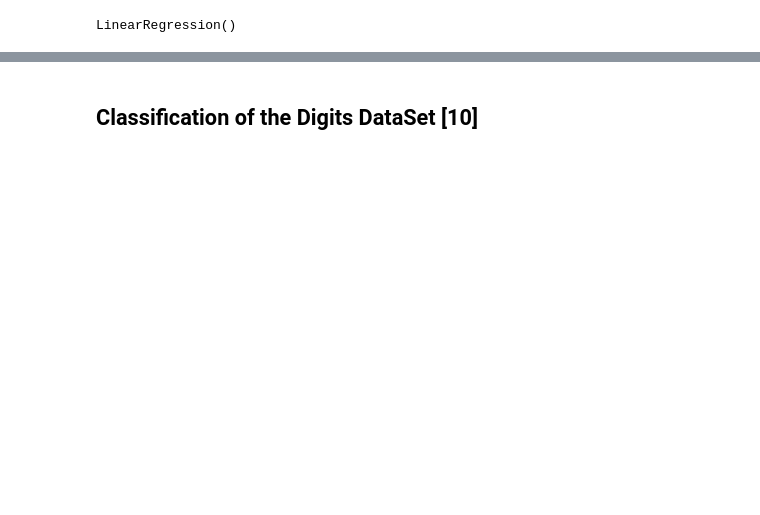
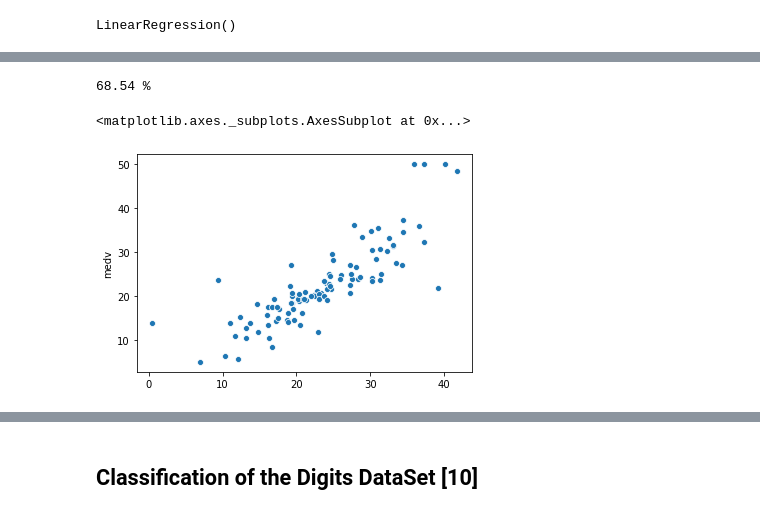
Before and after one commit to KeithQuinn/Machine-Learning-and-Statistics-Winter-21-22, a Jupyter notebook: Scikit-Learn.ipynb, the cells around one changed output, grey strips where cells are left out. Drawn from its saved outputs; the diff is of its cells as text; code cells hidden in the pictures; blank space fills up the shorter version.

```diff
--- a/Scikit-Learn.ipynb
+++ b/Scikit-Learn.ipynb
@@ -486,0 +325,9 @@ print(clf.score(X_test, Y_test))
+# %%
+print(f'{(round(model.score(X_test, Y_test)*100,2))} %') # model score
+# %% [output]
+68.54 %
+# %%
+ sns.scatterplot(Y_pred, Y_test) # scatterplot showing spread of data
+# %% [output]
+<matplotlib.axes._subplots.AxesSubplot at 0x...>
+[figure, added]
```
Also changed, not shown: parts of 168 cells of this notebook.
